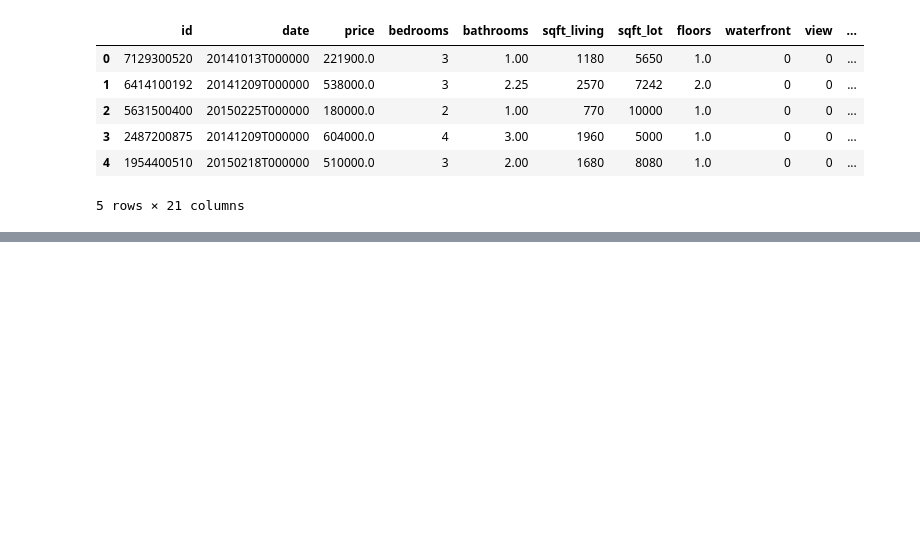
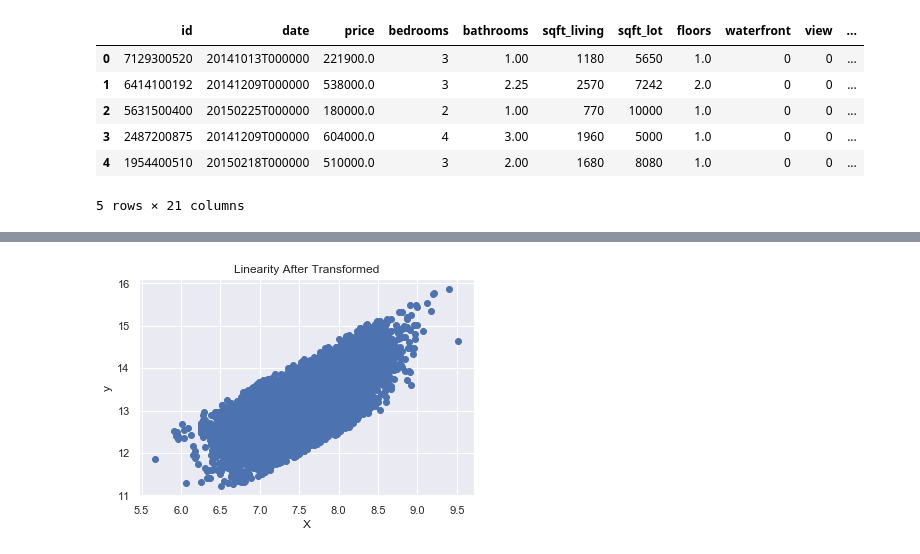
Before and after one commit to nortonlyr/MachineLearningExercises, a Jupyter notebook: Simple_LinearRegression_Ex/Simple_Linear_Regression_Ex.ipynb, the cells around one changed output, grey strips where cells are left out. Saved outputs shown, nothing was run; the diff lists cells and outputs as text; code cells hidden in the pictures; blank space fills up the shorter version.

```diff
--- a/Simple_LinearRegression_Ex/Simple_Linear_Regression_Ex.ipynb
+++ b/Simple_LinearRegression_Ex/Simple_Linear_Regression_Ex.ipynb
@@ -20,0 +70,9 @@ df.head()
+# %%
+# Linearity after transformed
+plt.scatter(np.log(inputs), np.log(target))
+plt.title('Linearity After Transformed')
+plt.xlabel('X')
+plt.ylabel('y')
+plt.show()
+# %% [output]
+[figure, added]
```
Also changed, not shown: parts of 8 cells of this notebook.
